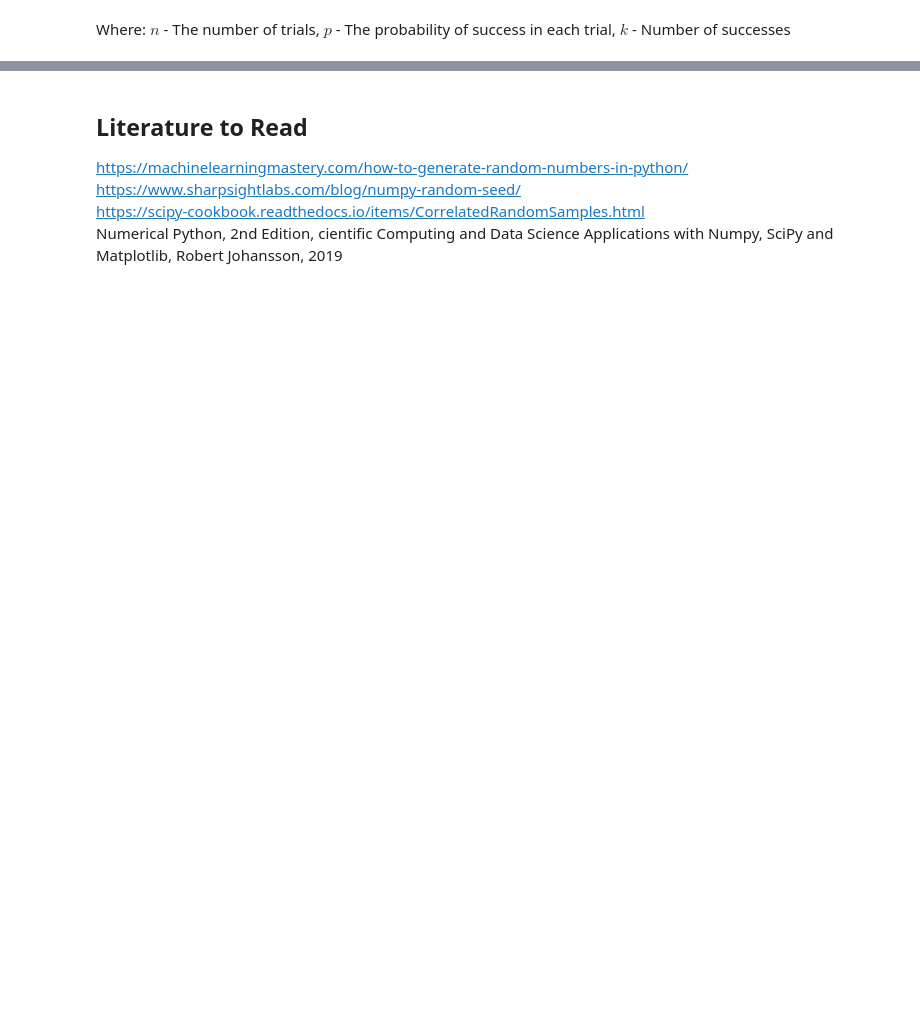
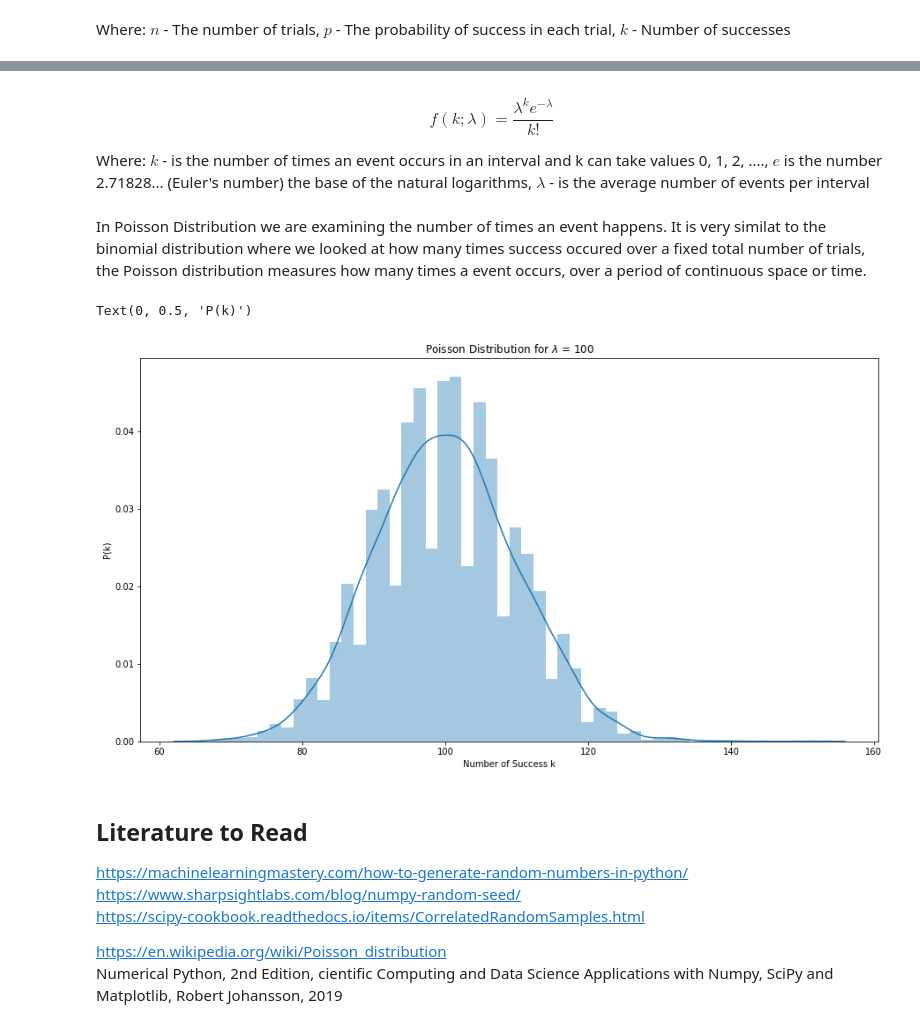
Before and after one commit to Slawak1/GMIT-ProgDA-Assesment-2019, a Jupyter notebook: ProgDA Assesment 2019.ipynb, the cells around one changed output, grey strips where cells are left out. Saved outputs shown, nothing was run; the diff lists cells and outputs as text; code cells hidden in the pictures; blank space fills up the shorter version.

```diff
--- a/ProgDA Assesment 2019.ipynb
+++ b/ProgDA Assesment 2019.ipynb
@@ -319,6 +336,28 @@ Text(0, 0.5, 'P(k)')
+# %% [markdown]
+$$
+f(k; \lambda)=\frac{\lambda^k e^{-\lambda}}{k!}
+$$
+
+Where: $k$ -  is the number of times an event occurs in an interval and k can take values 0, 1, 2, ...., $e$ is the number 2.71828... (Euler's number) the base of the natural logarithms, $\lambda$ - is the average number of events per interval
+# %% [markdown]
+In Poisson Distribution we are examining the number of times an event happens. It is very similat to the binomial distribution where we looked at how many times success occured over a fixed total number of trials, the Poisson
+distribution measures how many times a event occurs, over a period of continuous space or time.
+# %%
+# Poisson Distribution for Lambda = 100 and size = 10000
+fig = np.random.poisson(100, size = 10000)
+plt.figure(figsize=(15,8))
+ax = sns.distplot(fig)
+ax.set_title('Poisson Distribution for $ \lambda $ = 100')
+plt.xlabel('Number of Success k')
+plt.ylabel('P(k)')
+# %% [output]
+Text(0, 0.5, 'P(k)')
+[figure, added]
 # %% [markdown]
 ## Literature to Read
 https://machinelearningmastery.com/how-to-generate-random-numbers-in-python/ <br>
 https://www.sharpsightlabs.com/blog/numpy-random-seed/ <br>
 https://scipy-cookbook.readthedocs.io/items/CorrelatedRandomSamples.html<br>
+
+https://en.wikipedia.org/wiki/Poisson_distribution<br>
 Numerical Python, 2nd Edition, cientific Computing and Data Science Applications with Numpy, SciPy and Matplotlib, Robert Johansson, 2019
```
Also changed, not shown: parts of 9 cells of this notebook.
